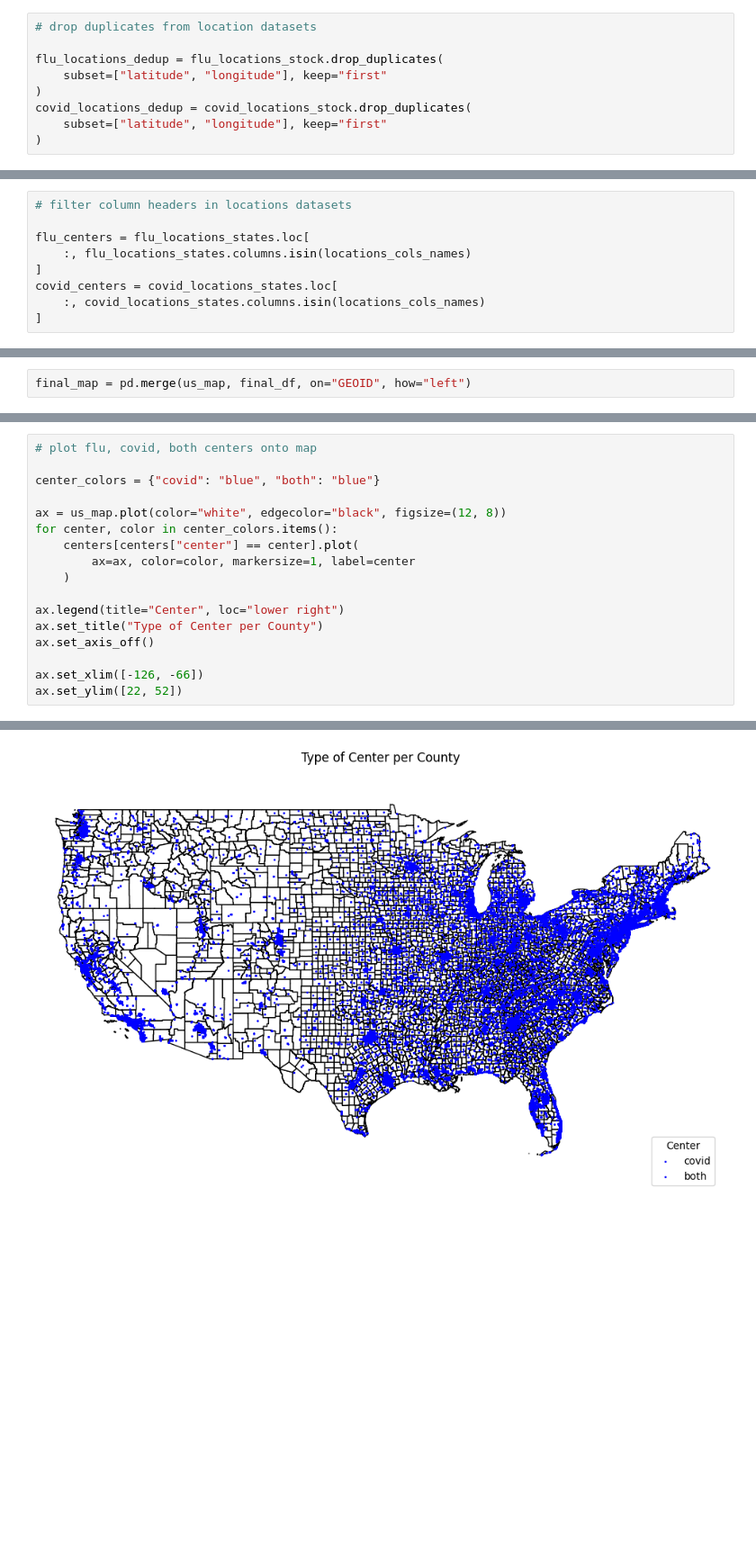
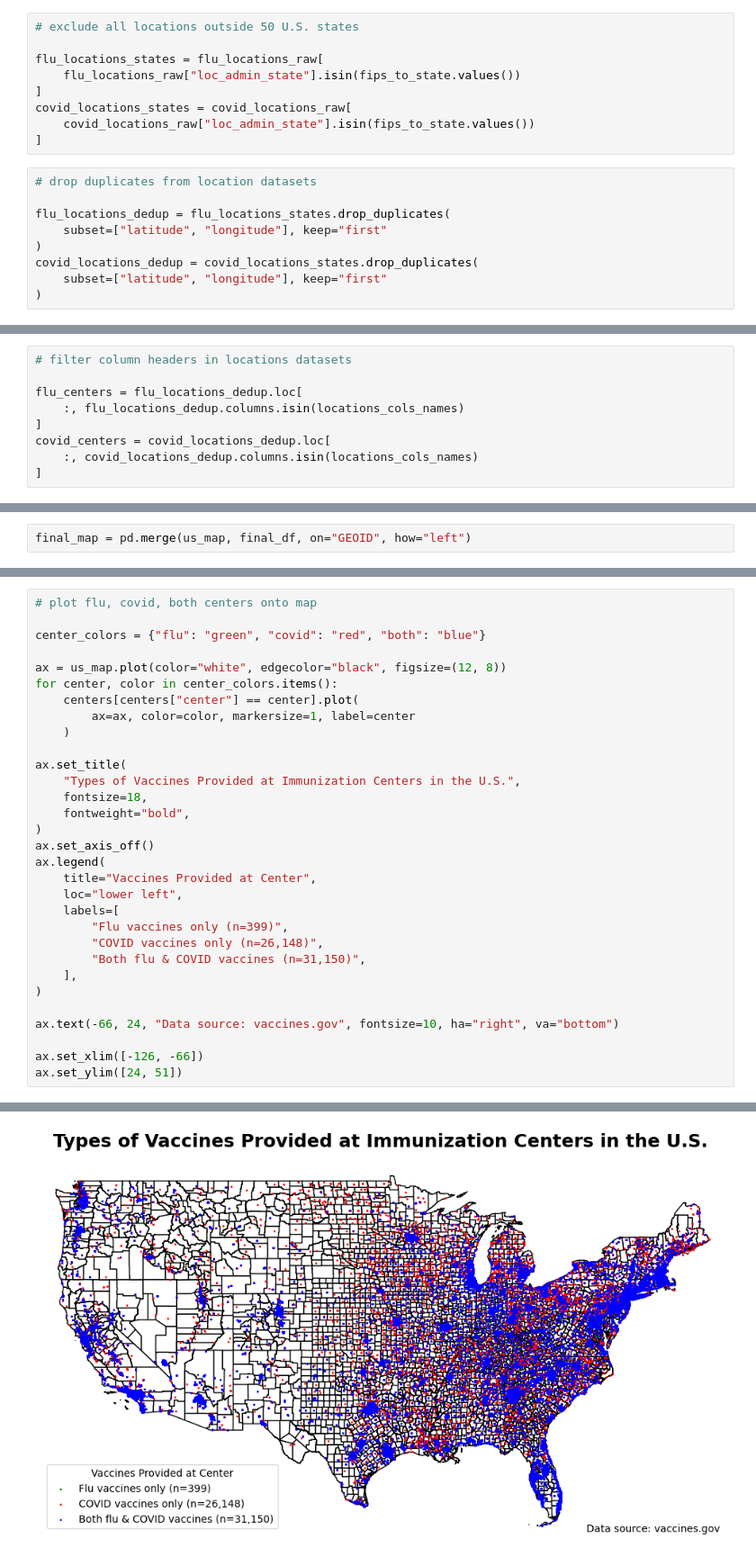
Before and after one commit to youribenadjaoud/mph-thesis, a Jupyter notebook: src/notebooks/county_level.ipynb, the cells around one changed output, grey strips where cells are left out. Shown at 90% size. Drawn from its saved outputs; the diff is of its cells as text; blank space fills up the shorter version.

```diff
--- a/src/notebooks/county_level.ipynb
+++ b/src/notebooks/county_level.ipynb
@@ -504,9 +343,18 @@ covid_locations_stock = covid_locations_raw.loc[covid_locations_raw.in_stock ==
+# %%
+# exclude all locations outside 50 U.S. states
+
+flu_locations_states = flu_locations_raw[
+    flu_locations_raw["loc_admin_state"].isin(fips_to_state.values())
+]
+covid_locations_states = covid_locations_raw[
+    covid_locations_raw["loc_admin_state"].isin(fips_to_state.values())
+]
 # %%
 # drop duplicates from location datasets
 
-flu_locations_dedup = flu_locations_stock.drop_duplicates(
+flu_locations_dedup = flu_locations_states.drop_duplicates(
     subset=["latitude", "longitude"], keep="first"
 )
-covid_locations_dedup = covid_locations_stock.drop_duplicates(
+covid_locations_dedup = covid_locations_states.drop_duplicates(
     subset=["latitude", "longitude"], keep="first"
 )
@@ -524,11 +363,11 @@ locations_cols_names = ["loc_name", "loc_admin_state", "latitude", "longitude"]
 # %%
 # filter column headers in locations datasets
 
-flu_centers = flu_locations_states.loc[
-    :, flu_locations_states.columns.isin(locations_cols_names)
+flu_centers = flu_locations_dedup.loc[
+    :, flu_locations_dedup.columns.isin(locations_cols_names)
 ]
-covid_centers = covid_locations_states.loc[
-    :, covid_locations_states.columns.isin(locations_cols_names)
+covid_centers = covid_locations_dedup.loc[
+    :, covid_locations_dedup.columns.isin(locations_cols_names)
 ]
 # %%
 # designate whether locations are flu-only, covid-only, or both
@@ -1415,7 +1638,7 @@ ax.set_ylim([22, 52])
 # %%
 # plot flu, covid, both centers onto map
 
-center_colors = {"covid": "blue", "both": "blue"}
+center_colors = {"flu": "green", "covid": "red", "both": "blue"}
 
 ax = us_map.plot(color="white", edgecolor="black", figsize=(12, 8))
 for center, color in center_colors.items():
@@ -1423,10 +1646,24 @@ for center, color in center_colors.items():
         ax=ax, color=color, markersize=1, label=center
     )
 
-ax.legend(title="Center", loc="lower right")
-ax.set_title("Type of Center per County")
+ax.set_title(
+    "Types of Vaccines Provided at Immunization Centers in the U.S.",
+    fontsize=18,
+    fontweight="bold",
+)
 ax.set_axis_off()
+ax.legend(
+    title="Vaccines Provided at Center",
+    loc="lower left",
+    labels=[
+        "Flu vaccines only (n=399)",
+        "COVID vaccines only (n=26,148)",
+        "Both flu & COVID vaccines (n=31,150)",
+    ],
+)
+
+ax.text(-66, 24, "Data source: vaccines.gov", fontsize=10, ha="right", va="bottom")
 
 ax.set_xlim([-126, -66])
-ax.set_ylim([22, 52])
+ax.set_ylim([24, 51])
 # %% [output]
@@ -1434 +1671 @@ ax.set_ylim([22, 52])
-[figure, old version]
+[figure, new version]
```
Also changed, not shown: parts of 60 cells of this notebook.
